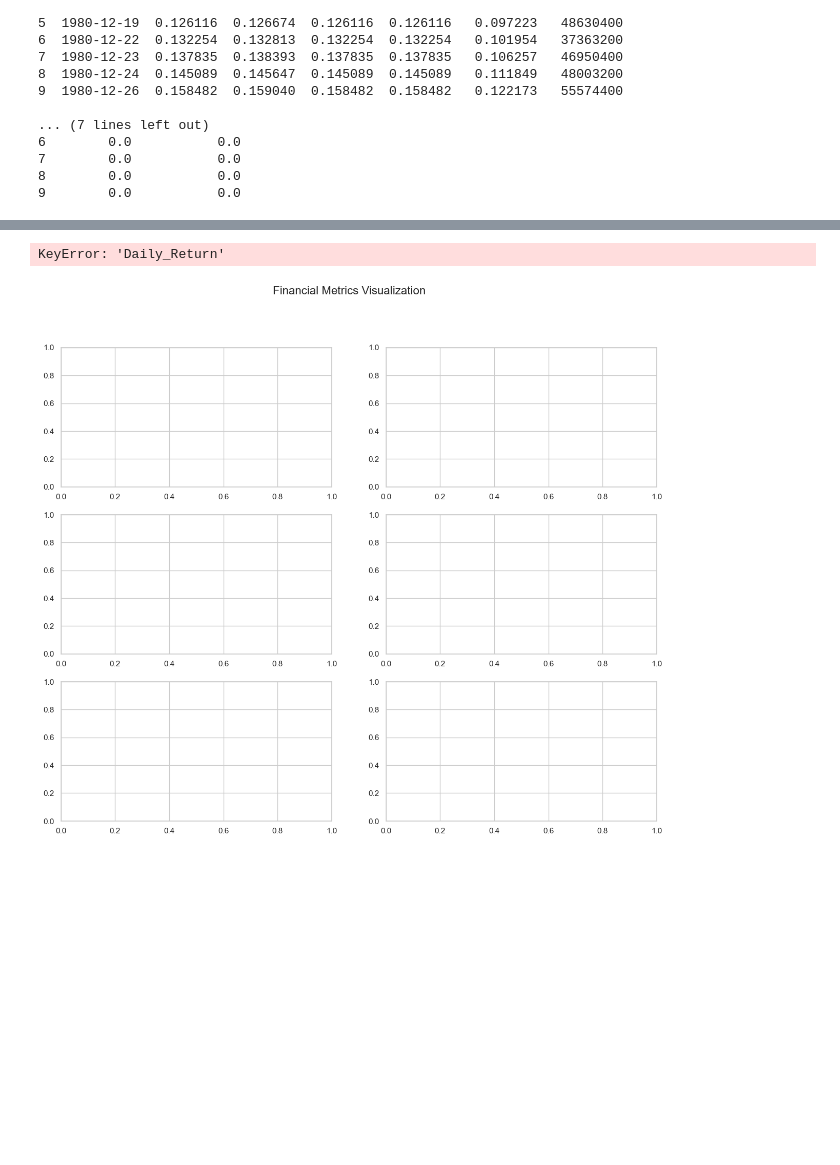
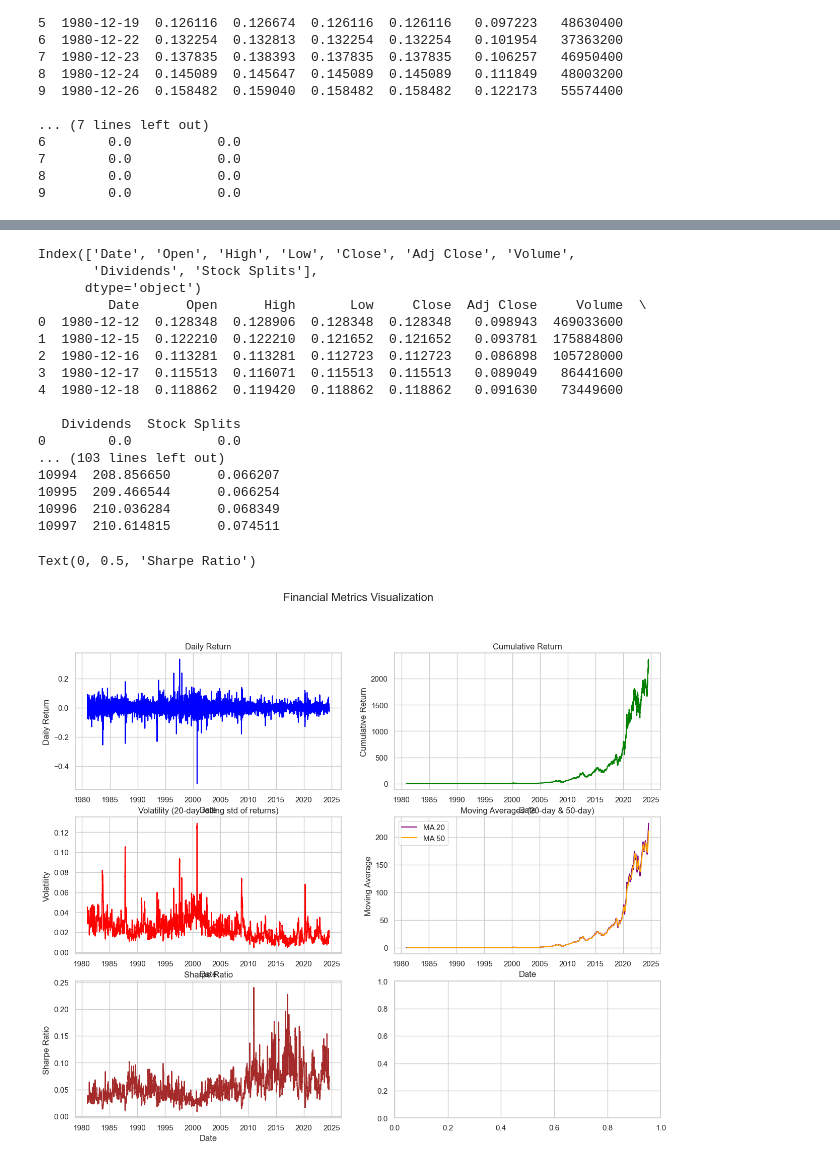
Before and after one commit to Gede-A/Stock-Sentiment-Analysis, a Jupyter notebook: notebooks/metrics_On_financial_Analysis.ipynb, the cells around one changed output, grey strips where cells are left out. Drawn from its saved outputs; the diff is of its cells as text; code cells hidden in the pictures; blank space fills up the shorter version.

Commit message:
Calculate and visualize stock value indicator and metrics

```diff
--- a/notebooks/metrics_On_financial_Analysis.ipynb
+++ b/notebooks/metrics_On_financial_Analysis.ipynb
@@ -79,12 +35,41 @@ print(finance_data[['Date','Daily_Return', 'Cumulative_Return', 'Volatility', 'M
 # %%
+import pandas as pd
+import numpy as np
 import matplotlib.pyplot as plt
 import seaborn as sns
-import pandas as pd
-import numpy as np
+
+# Load the data
 read_yfinance_data = pd.read_csv('../data/yfinance_data/AAPL_historical_data.csv')
 finance_data = pd.DataFrame(read_yfinance_data)
-# Set the style for the plots
-sns.set(style="whitegrid")
+
+# # Check the DataFrame structure
+print(finance_data.columns)
+print(finance_data.head())
+
+# Ensure 'Date' column is in datetime format if it’s not already
+if 'Date' in finance_data.columns:
+    finance_data['Date'] = pd.to_datetime(finance_data['Date'])
+
+# Calculate Daily Return
+finance_data['Daily_Return'] = finance_data['Adj Close'].pct_change()
+
+# Calculate Cumulative Return
+finance_data['Cumulative_Return'] = (1 + finance_data['Daily_Return']).cumprod()
+
+# Calculate Volatility (Standard Deviation of Returns)
+finance_data['Volatility'] = finance_data['Daily_Return'].rolling(window=20).std()
+
+# Calculate Moving Averages (20-day and 50-day)
+finance_data['MA_20'] = finance_data['Adj Close'].rolling(window=20).mean()
+finance_data['MA_50'] = finance_data['Adj Close'].rolling(window=50).mean()
+
+# Calculate Sharpe Ratio (assuming a risk-free rate of 0 for simplicity)
+finance_data['Excess_Return'] = finance_data['Daily_Return']  # If no risk-free rate is provided
+finance_data['Sharpe_Ratio'] = finance_data['Excess_Return'].mean() / finance_data['Volatility']
+
+# Display the DataFrame with the new metrics
+print(finance_data[['Date', 'Daily_Return', 'Cumulative_Return', 'Volatility', 'MA_20', 'MA_50', 'Sharpe_Ratio']].tail(50))
+
 
 # Create subplots
 fig, axes = plt.subplots(nrows=3, ncols=2, figsize=(15, 12))
@@ -95,36 +80,49 @@ sns.lineplot(ax=axes[0, 0], x=finance_data['Date'], y=finance_data['Daily_Return
 axes[0, 0].set_title('Daily Return')
 axes[0, 0].set_xlabel('Date')
 axes[0, 0].set_ylabel('Daily Return')
 
 # 2. Plot Cumulative Return
 sns.lineplot(ax=axes[0, 1], x=finance_data['Date'], y=finance_data['Cumulative_Return'], color="green")
 axes[0, 1].set_title('Cumulative Return')
 axes[0, 1].set_xlabel('Date')
 axes[0, 1].set_ylabel('Cumulative Return')
 
 # 3. Plot Volatility (Standard Deviation of Returns)
 sns.lineplot(ax=axes[1, 0], x=finance_data['Date'], y=finance_data['Volatility'], color="red")
 axes[1, 0].set_title('Volatility (20-day rolling std of returns)')
 axes[1, 0].set_xlabel('Date')
 axes[1, 0].set_ylabel('Volatility')
 
 # 4. Plot Moving Averages (20-day and 50-day)
 sns.lineplot(ax=axes[1, 1], x=finance_data['Date'], y=finance_data['MA_20'], color="purple", label="MA 20")
 sns.lineplot(ax=axes[1, 1], x=finance_data['Date'], y=finance_data['MA_50'], color="orange", label="MA 50")
 axes[1, 1].set_title('Moving Averages (20-day & 50-day)')
 axes[1, 1].set_xlabel('Date')
 axes[1, 1].set_ylabel('Moving Average')
 axes[1, 1].legend()
 
 # 5. Plot Sharpe Ratio
 sns.lineplot(ax=axes[2, 0], x=finance_data['Date'], y=finance_data['Sharpe_Ratio'], color="brown")
 axes[2, 0].set_title('Sharpe Ratio')
 axes[2, 0].set_xlabel('Date')
 axes[2, 0].set_ylabel('Sharpe Ratio')
-
-# Adjust layout and show the plots
-plt.tight_layout(rect=[0, 0, 1, 0.96])
-plt.show()
 # %% [output]
-KeyError: 'Daily_Return'
+Index(['Date', 'Open', 'High', 'Low', 'Close', 'Adj Close', 'Volume',
+       'Dividends', 'Stock Splits'],
+      dtype='object')
+         Date      Open      High       Low     Close  Adj Close     Volume  \
+0  1980-12-12  0.128348  0.128906  0.128348  0.128348   0.098943  469033600
+1  1980-12-15  0.122210  0.122210  0.121652  0.121652   0.093781  175884800
+2  1980-12-16  0.113281  0.113281  0.112723  0.112723   0.086898  105728000
+3  1980-12-17  0.115513  0.116071  0.115513  0.115513   0.089049   86441600
+4  1980-12-18  0.118862  0.119420  0.118862  0.118862   0.091630   73449600
+
+   Dividends  Stock Splits
+0        0.0           0.0
+... (103 lines left out)
+10994  208.856650      0.066207
+10995  209.466544      0.066254
+10996  210.036284      0.068349
+10997  210.614815      0.074511
+Text(0, 0.5, 'Sharpe Ratio')
-[figure, old version]
+[figure, new version]
```
Also changed, not shown: parts of 1 cell of this notebook, 1 other file.
